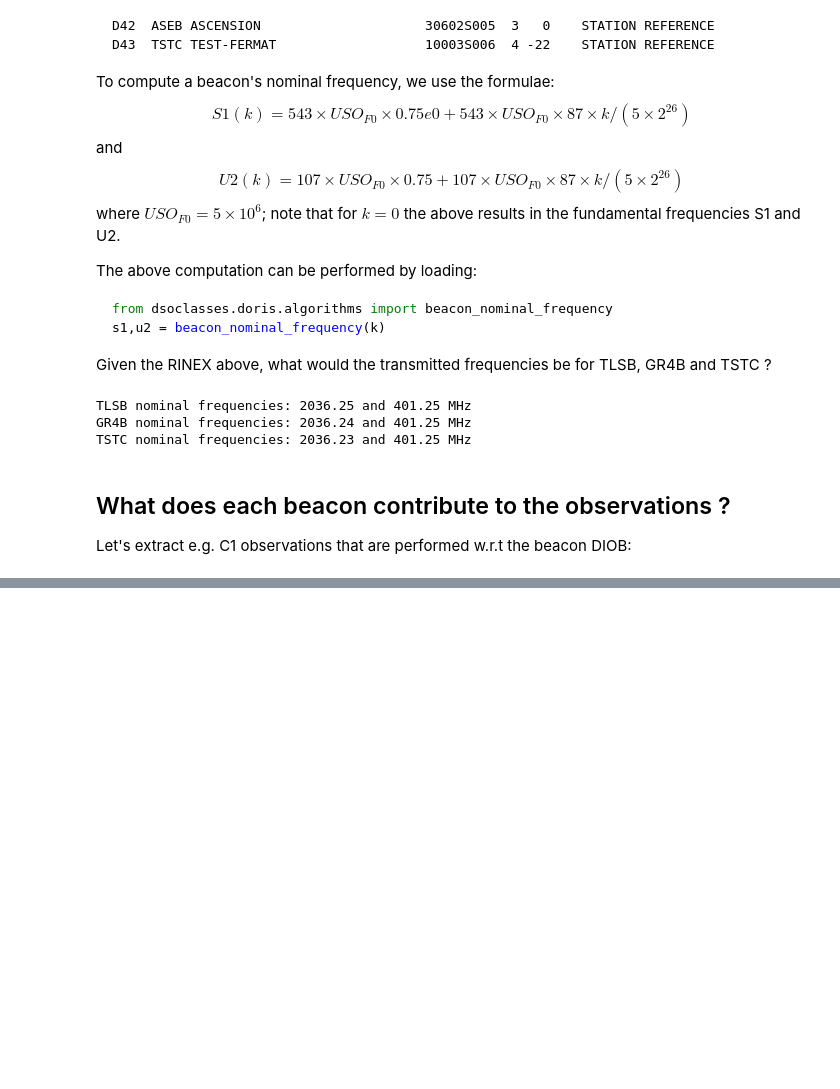
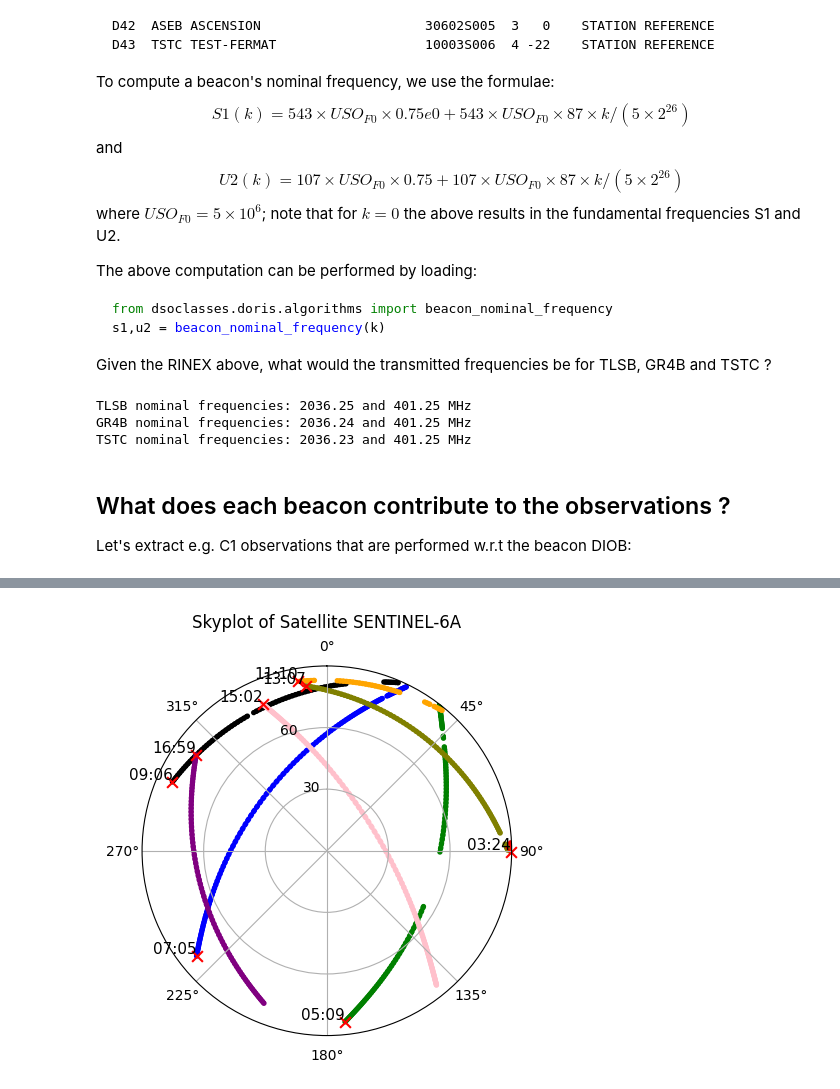
Before and after one commit to DSOlab/AcademicSoftware, a Jupyter notebook: JupiterLab/doris_days/doris_system/doris_system.ipynb, the cells around one changed output, grey strips where cells are left out. Cells and saved outputs as stored; diff of their text form; code cells hidden in the pictures; blank space fills up the shorter version.

```diff
--- a/JupiterLab/doris_days/doris_system/doris_system.ipynb
+++ b/JupiterLab/doris_days/doris_system/doris_system.ipynb
@@ -86,0 +115,91 @@ for block in rnx:
+# %%
+from dsoclasses.sinex import sinex
+from dsoclasses.geodesy import transformations
+from dsoclasses.orbits.interpolator import Sp3Interpolator
+from os.path import join
+import datetime
+
+# we need an sp3/interpolator to get satellite position
+dsp3 = join(data_path, "ssas6a20.b23357.e24001.DG_.sp3.001")
+intrp = Sp3Interpolator.from_sp3(dsp3, ['L'], interval_in_sec=310, min_data_pts=10, itype='Barycentric')
+
+# get the internal id of the 'DIOB' beacon:
+site_id = rnx.name2id('DIOB')
+
+# get coordinates for the beacon from a dpod file; store into a numpy array
+dpod = join(data_path, "dpod2020_041.snx")
+dpod_freq_corr = join(data_path, "dpod2020_041_freq_corr.txt")
+result = sinex.extract_sinex_coordinates(dpod, ['DIOB'], rnx.time_first_obs, True, dpod_freq_corr)
+diob_xyz = np.array([result['DIOB']['X'], result['DIOB']['Y'], result['DIOB']['Z']])
+
+# R: rotation matrix from cartesian to topocentric, centered on DIOB
+lat, lon, hgt = transformations.car2ell(*diob_xyz)
+Rt = transformations.geodetic2lvlh(lat, lon)
+R = Rt.transpose()
+
+# We seem to have several passes over the beacon, each one should be plotted with a different color.
+c=['red','green','blue','black','orange', 'olive', 'pink', 'purple', 'brown', 'gray']
+
+# data to plot (different colors for each pass)
+azs = []; els = []; colors = [];
+
+# coordinates and time of new entries/passes
+entries_az = []; entries_el = []; entries_t = [];
+
+# current color index
+color_idx = -1
+last_epoch = datetime.datetime.min
+
+# for every block in RINEX ...
+for block in rnx:
+    # stop if we reached next day
+    if (block.t()-rnx.time_first_obs).total_seconds() > 86400: break
+    # for every beacon in the (current) data block ...
+    for beacon, data in block:
+        # match the site
+        if beacon == site_id:
+            # got DIOB; get satellite position
+            x, y, z, _ = intrp.sat_at('L40', block.t())
+            # beacon to satellite vector
+            dr = np.array([x, y, z]) - diob_xyz
+            # get topocentric coordinates
+            enu = R @ dr
+            # compute range, azimouth and elevation
+            r  = np.linalg.norm(enu)
+            az = np.arctan2(enu[0], enu[1])
+            el = np.arcsin(enu[2] / r)
+            # append new point in spherical coordinates, azimout and elevation
+            azs.append(az)
+            els.append(90e0 - np.degrees(el))
+            # if we are at a new pass, change color and mark as entry point
+            if (at2pt(block.t())-last_epoch).total_seconds()>3600:
+                color_idx += 1
+                entries_az.append(az)
+                entries_el.append(90e0 - np.degrees(el))
+                entries_t.append(at2pt(block.t()))
+            colors.append(c[color_idx])
+            last_epoch = at2pt(block.t())
+
+# Create the skyplot
+fig, ax = plt.subplots(subplot_kw={'projection': 'polar'})
+# position markers
+ax.scatter(azs, els, c=colors, s=8)
+# mark entry points with 'x'
+ax.scatter(entries_az, entries_el, marker='x', c='red', s=60, clip_on=False)
+# time of entry
+for i in range(len(entries_t)):
+    ax.text(entries_az[i], entries_el[i], entries_t[i].strftime("%H:%M"),
+    fontsize=11, ha='right', va='bottom', clip_on=False)
+ax.set_rmax(90)
+ax.set_rticks([30, 60])
+ax.set_rlabel_position(-22.5)  # Move radial labels away from plotted line
+ax.grid(True)
+
+# Rotate the angle axis by -90 degrees (make 0 degrees point up)
+ax.set_theta_zero_location('N')  # Set 0 to the top (North)
+ax.set_theta_direction(-1)  # Make the angles increase clockwise
+
+ax.set_title(f"Skyplot of Satellite {rnx.sat_name}", va='bottom')
+plt.show()
+# %% [output]
+[figure, added]
```
Also changed, not shown: parts of 2 cells of this notebook, 2 other files.
